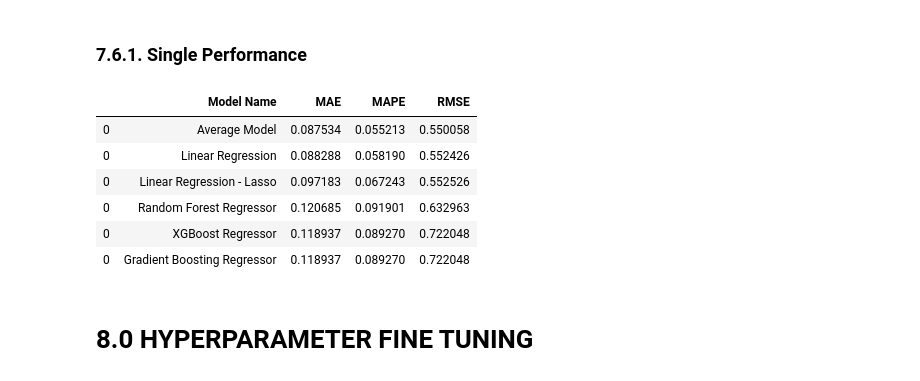
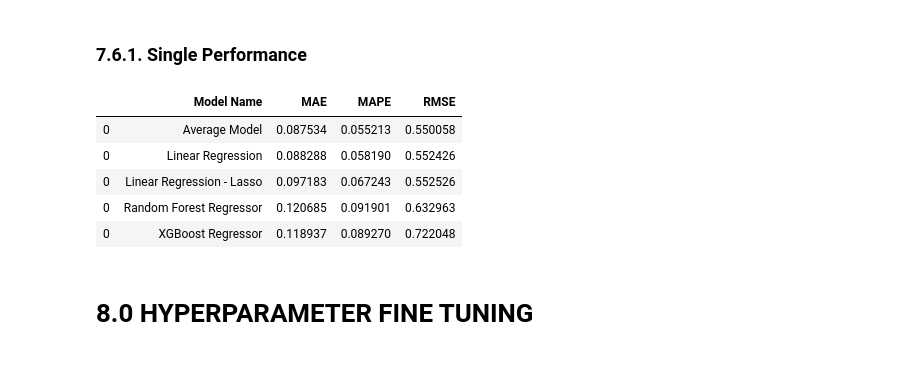
Before and after one commit to Meigarom/Demand-Forecast, a Jupyter notebook: notebooks/Products-Prediction.ipynb, the cells around one changed output. Saved outputs shown, nothing was run; the diff lists cells and outputs as text; code cells hidden in the pictures.

Commit message:
remove Gradient Boosting

```diff
--- a/notebooks/Products-Prediction.ipynb
+++ b/notebooks/Products-Prediction.ipynb
@@ -600,16 +585,15 @@ gb_result
 # %% [markdown]
 ### 7.6.1. Single Performance
 # %%
-modelling_result = pd.concat( [baseline_result, lr_result, lrr_result, rf_result, xgb_result, gb_result] )
+modelling_result = pd.concat( [baseline_result, lr_result, lrr_result, rf_result, xgb_result] )
 modelling_result.sort_values( 'RMSE' )
 # %% [output]
 |  | Model Name | MAE | MAPE | RMSE |
 | 0 | Average Model | 0.087534 | 0.055213 | 0.550058 |
 | 0 | Linear Regression | 0.088288 | 0.058190 | 0.552426 |
 | 0 | Linear Regression - Lasso | 0.097183 | 0.067243 | 0.552526 |
 | 0 | Random Forest Regressor | 0.120685 | 0.091901 | 0.632963 |
 | 0 | XGBoost Regressor | 0.118937 | 0.089270 | 0.722048 |
-| 0 | Gradient Boosting Regressor | 0.118937 | 0.089270 | 0.722048 |
 # %% [markdown]
 # 8.0 HYPERPARAMETER FINE TUNING
 # %% [markdown]
```
Also changed, not shown: parts of 2 cells of this notebook.
